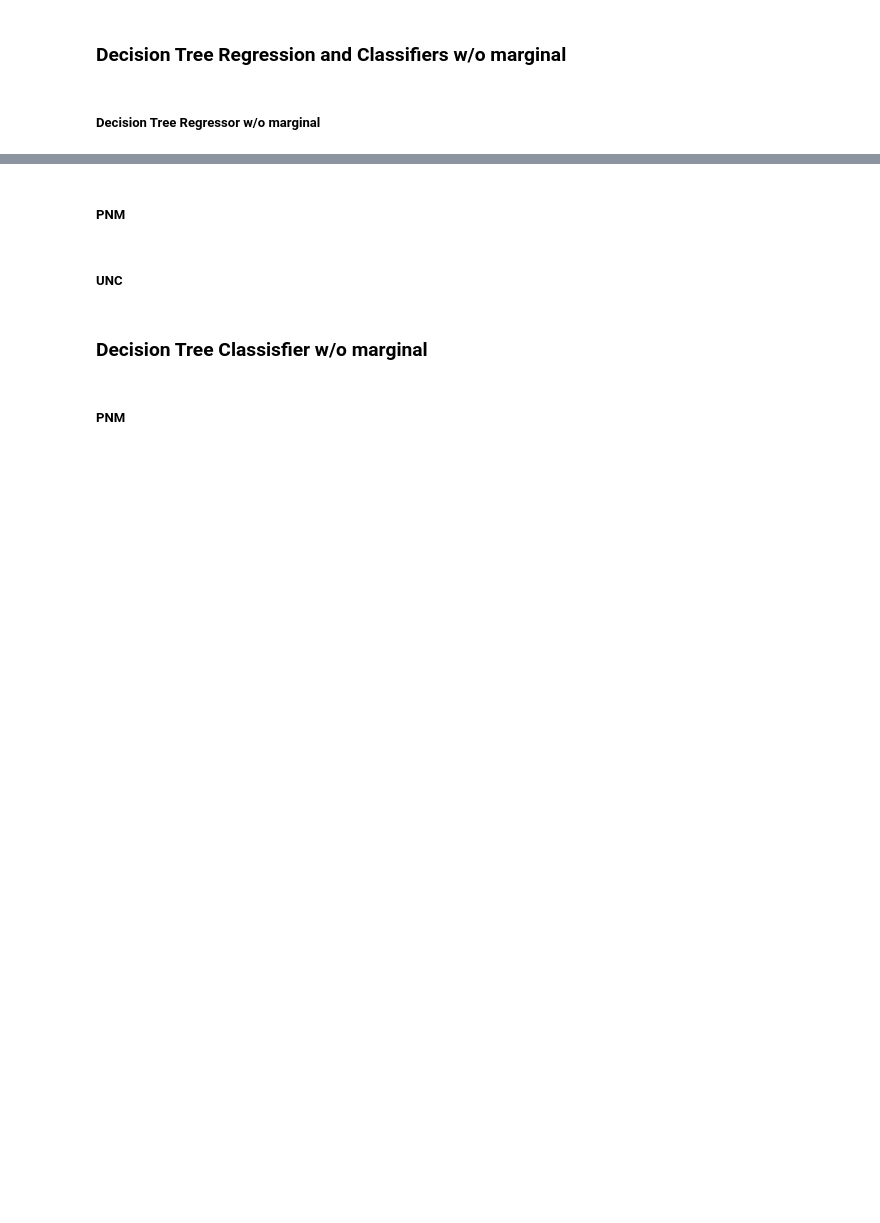
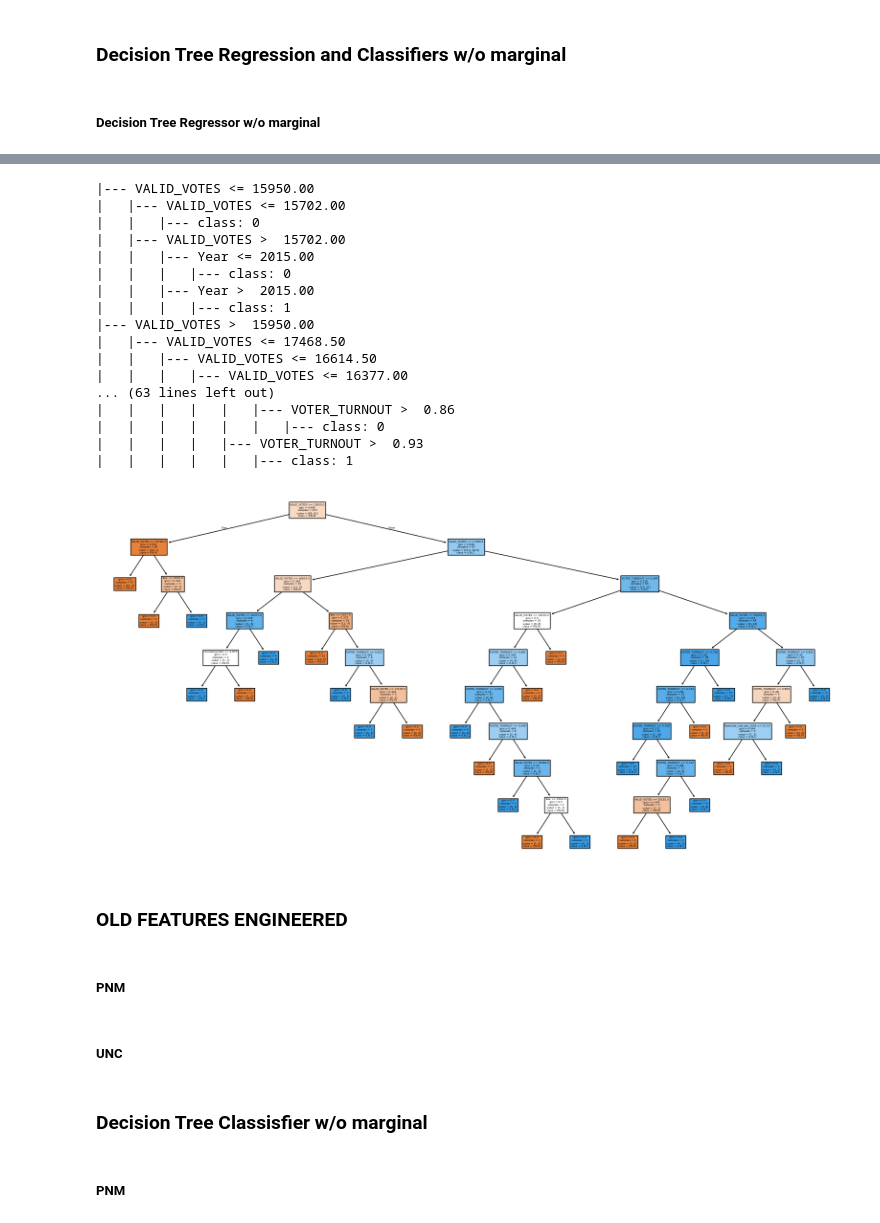
Before and after one commit to CorporaCorporate/COMP-3610-Project, a Jupyter notebook: feature-engineering.ipynb, the cells around one changed output, grey strips where cells are left out. Saved outputs shown, nothing was run; the diff lists cells and outputs as text; code cells hidden in the pictures; blank space fills up the shorter version.

```diff
--- a/feature-engineering.ipynb
+++ b/feature-engineering.ipynb
@@ -2624,3 +2949,36 @@ Graphical plot of SVM results
+# %%
+from sklearn.tree import export_text, plot_tree
+import matplotlib.pyplot as plt
+
+# Text representation
+tree_rules = export_text(clf, feature_names=features)
+print(tree_rules)
+
+# Plot the tree
+plt.figure(figsize=(20, 10))
+plot_tree(clf, feature_names=features, class_names=['P.N.M.', 'U.N.C.'], filled=True)
+plt.show()
+# %% [output]
+|--- VALID_VOTES <= 15950.00
+|   |--- VALID_VOTES <= 15702.00
+|   |   |--- class: 0
+|   |--- VALID_VOTES >  15702.00
+|   |   |--- Year <= 2015.00
+|   |   |   |--- class: 0
+|   |   |--- Year >  2015.00
+|   |   |   |--- class: 1
+|--- VALID_VOTES >  15950.00
+|   |--- VALID_VOTES <= 17468.50
+|   |   |--- VALID_VOTES <= 16614.50
+|   |   |   |--- VALID_VOTES <= 16377.00
+... (63 lines left out)
+|   |   |   |   |   |--- VOTER_TURNOUT >  0.86
+|   |   |   |   |   |   |--- class: 0
+|   |   |   |   |--- VOTER_TURNOUT >  0.93
+|   |   |   |   |   |--- class: 1
+[figure, added]
+# %% [markdown]
+### OLD FEATURES ENGINEERED
 # %% [markdown]
 ##### PNM
 # %%
```
Also changed, not shown: parts of 31 cells of this notebook, 1 other file.
